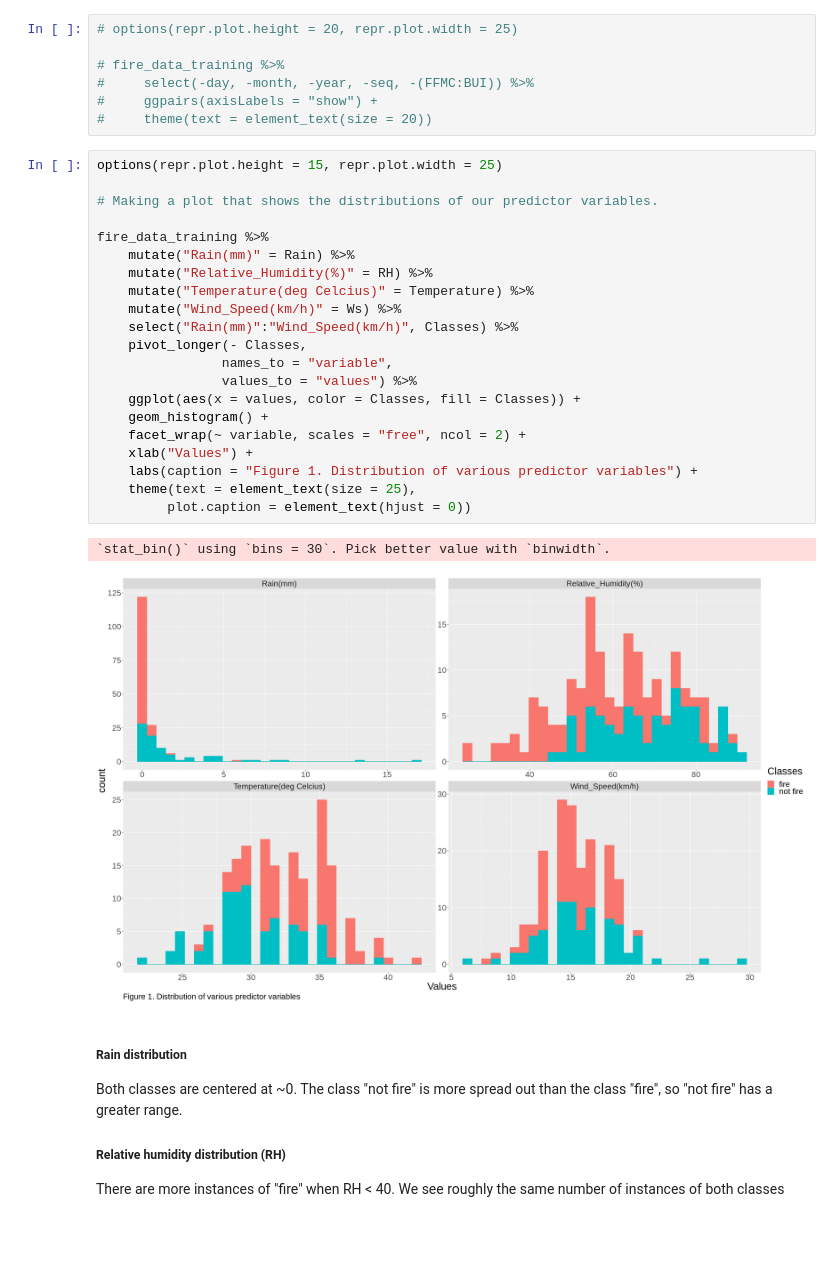
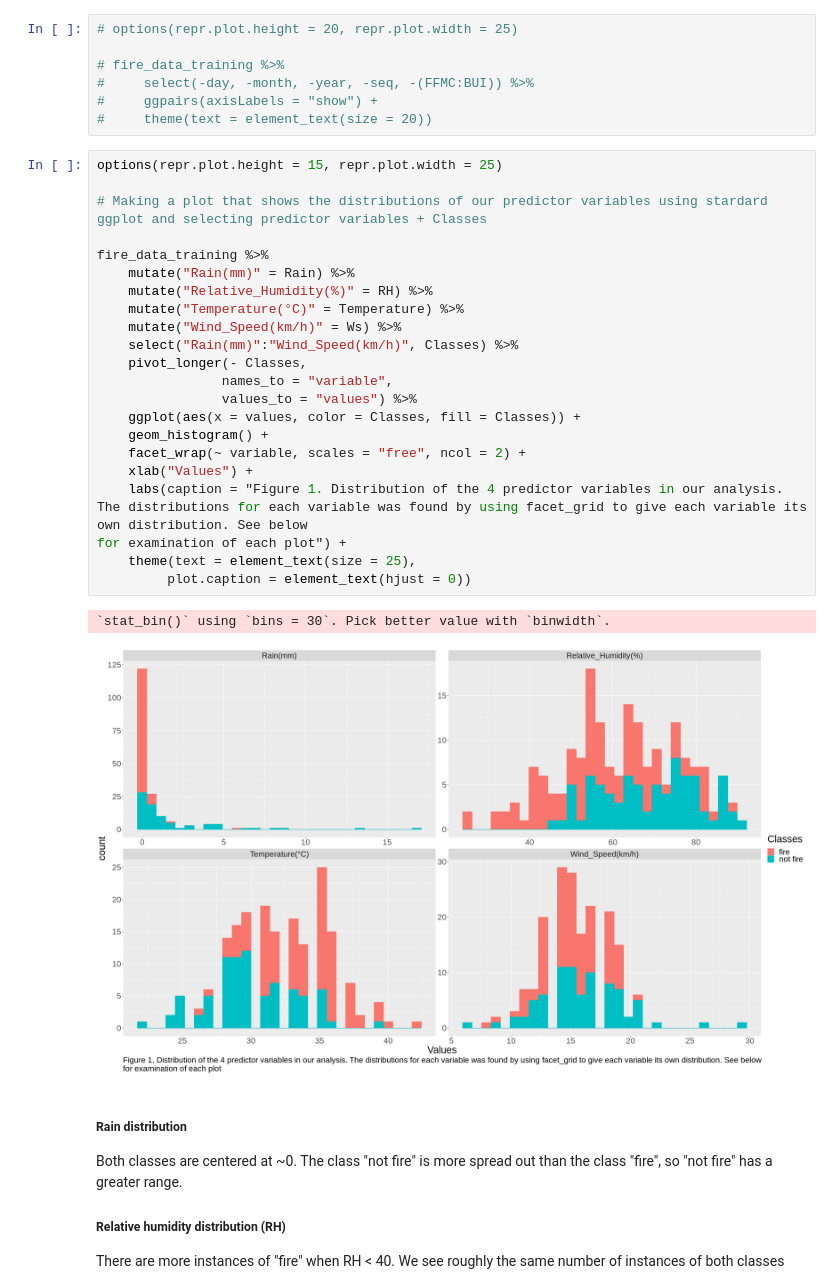
Before and after one commit to danielhou13/DSCI-100-Project-gr-17, a Jupyter notebook: Report.ipynb, the cells around one changed output. Saved outputs shown, nothing was run; the diff lists cells and outputs as text; blank space fills up the shorter version.

Commit message:
Adding legends to tables and figures is a nightmare

```diff
--- a/Report.ipynb
+++ b/Report.ipynb
@@ -145,27 +165,28 @@ The table shows the mean values for each of our predictor variables, and we can
 # %%
 options(repr.plot.height = 15, repr.plot.width = 25)
 
-# Making a plot that shows the distributions of our predictor variables.
+# Making a plot that shows the distributions of our predictor variables using stardard ggplot and selecting predictor variables + Classes
 
 fire_data_training %>%
     mutate("Rain(mm)" = Rain) %>%
     mutate("Relative_Humidity(%)" = RH) %>%
-    mutate("Temperature(deg Celcius)" = Temperature) %>%
+    mutate("Temperature(°C)" = Temperature) %>%
     mutate("Wind_Speed(km/h)" = Ws) %>%
     select("Rain(mm)":"Wind_Speed(km/h)", Classes) %>%
     pivot_longer(- Classes,
                 names_to = "variable",
                 values_to = "values") %>%
     ggplot(aes(x = values, color = Classes, fill = Classes)) +
     geom_histogram() +
     facet_wrap(~ variable, scales = "free", ncol = 2) +
     xlab("Values") +
-    labs(caption = "Figure 1. Distribution of various predictor variables") +
+    labs(caption = "Figure 1. Distribution of the 4 predictor variables in our analysis. The distributions for each variable was found by using facet_grid to give each variable its own distribution. See below
+for examination of each plot") +
     theme(text = element_text(size = 25),
          plot.caption = element_text(hjust = 0))
 # %% [output]
 `stat_bin()` using `bins = 30`. Pick better value with `binwidth`.
-[figure, old version]
+[figure, new version]
 # %% [markdown]
 ##### Rain distribution
 
```
Also changed, not shown: parts of 7 cells of this notebook.
